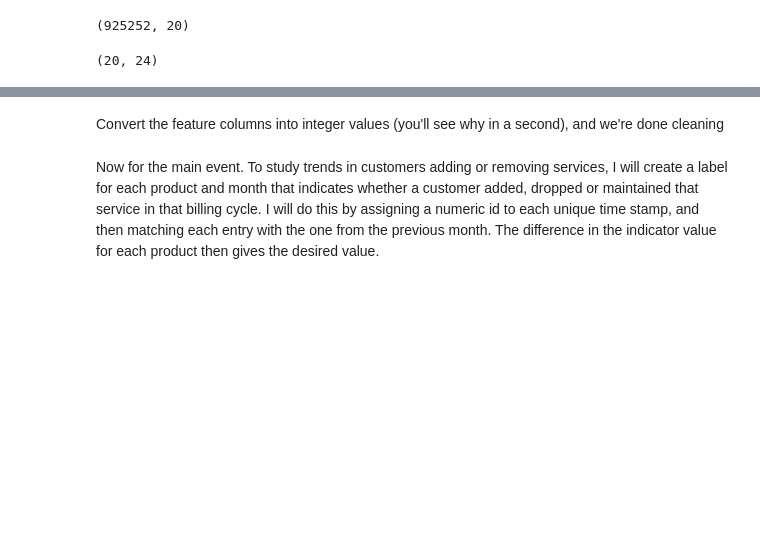
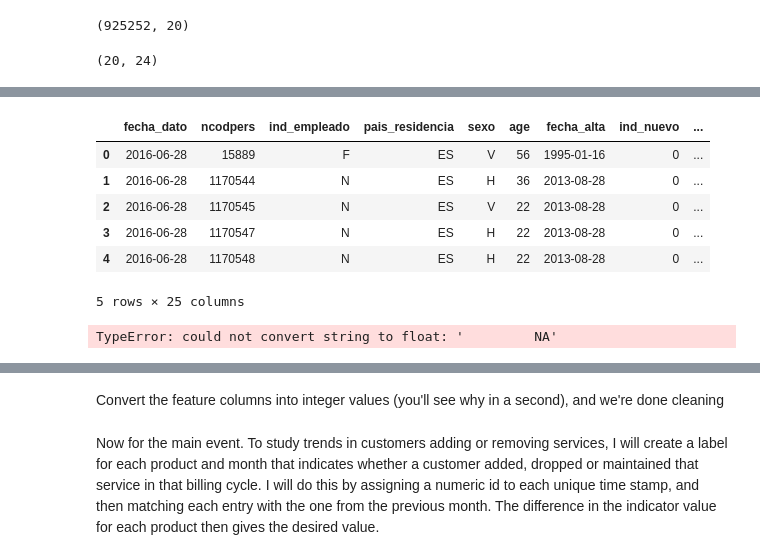
Before and after one commit to paulesta55/recommender-system-santander, a Jupyter notebook: Detailed Cleaning_Visualization original.ipynb, the cells around one changed output, grey strips where cells are left out. Cells and saved outputs as stored; diff of their text form; code cells hidden in the pictures; blank space fills up the shorter version.

```diff
--- a/Detailed Cleaning_Visualization original.ipynb
+++ b/Detailed Cleaning_Visualization original.ipynb
@@ -738,0 +746,3 @@ dtype: object
+# %%
+df_test["fecha_dato"] = pd.to_datetime(df_test["fecha_dato"],format="%Y-%m-%d")
+df_test["fecha_alta"] = pd.to_datetime(df_test["fecha_alta"],format="%Y-%m-%d")
@@ -738,0 +769,21 @@ dtype: object
+# %%
+df_test['fidelity'] =  df_test.fecha_dato - df_test.fecha_alta
+# %%
+df_test.head()
+# %% [output]
+|  | fecha_dato | ncodpers | ind_empleado | pais_residencia | sexo | age | fecha_alta | ind_nuevo | ... |
+| 0 | 2016-06-28 | 15889 | F | ES | V | 56 | 1995-01-16 | 0 | ... |
+| 1 | 2016-06-28 | 1170544 | N | ES | H | 36 | 2013-08-28 | 0 | ... |
+| 2 | 2016-06-28 | 1170545 | N | ES | V | 22 | 2013-08-28 | 0 | ... |
+| 3 | 2016-06-28 | 1170547 | N | ES | H | 22 | 2013-08-28 | 0 | ... |
+| 4 | 2016-06-28 | 1170548 | N | ES | H | 22 | 2013-08-28 | 0 | ... |
+5 rows × 25 columns
+# %%
+grouped_test        = df_test.groupby("nomprov").agg({"renta":lambda x: x.median(skipna=True)}).reset_index()
+new_incomes_test    = pd.merge(df_test,grouped_test,how="inner",on="nomprov").loc[:, ["nomprov","renta_y"]]
+new_incomes_test    = new_incomes_test.rename(columns={"renta_y":"renta"}).sort_values("renta").sort_values("nomprov")
+df_test.sort_values("nomprov",inplace=True)
+df_test             = df_test.reset_index()
+new_incomes_test    = new_incomes_test.reset_index()
+# %% [output]
+TypeError: could not convert string to float: '         NA'
```
Also changed, not shown: parts of 71 cells of this notebook, 4 other files.
